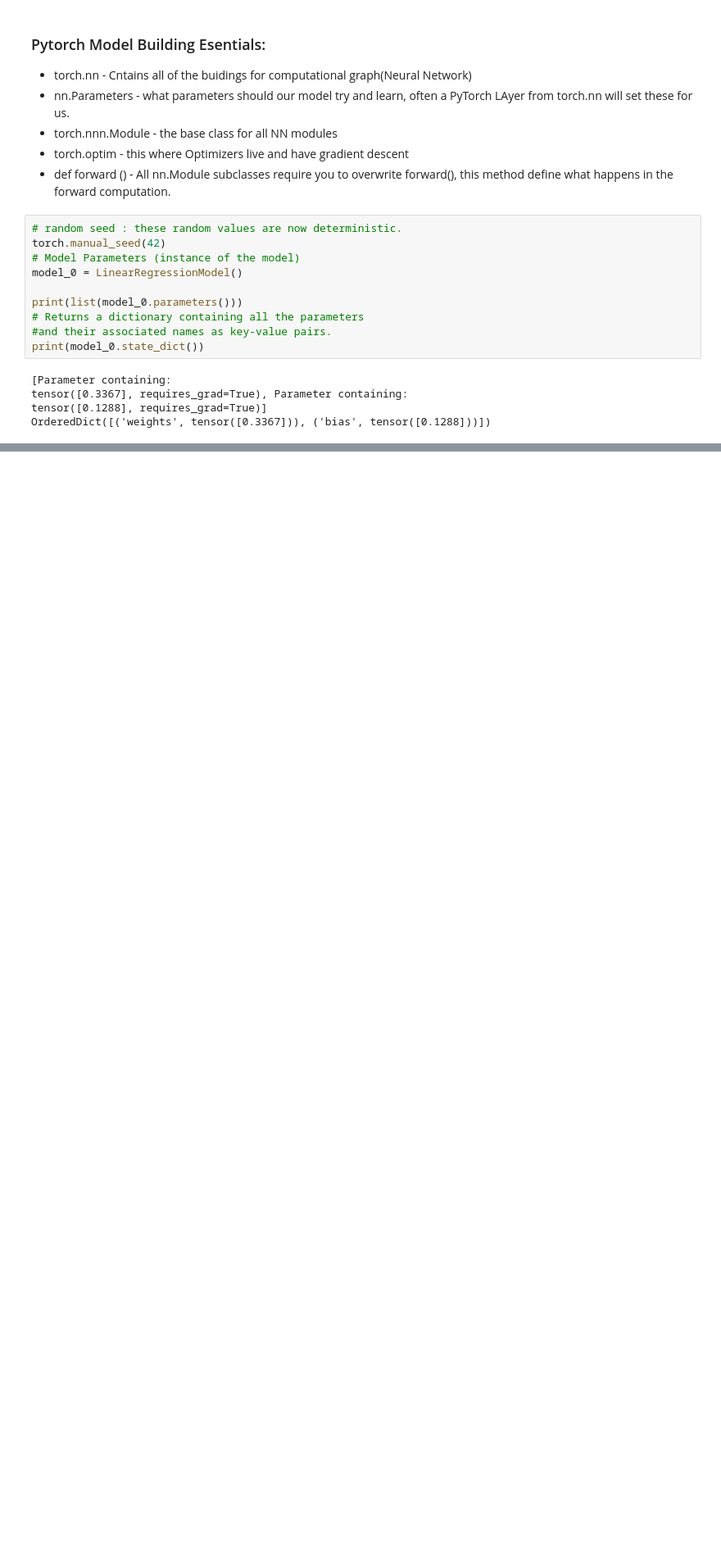
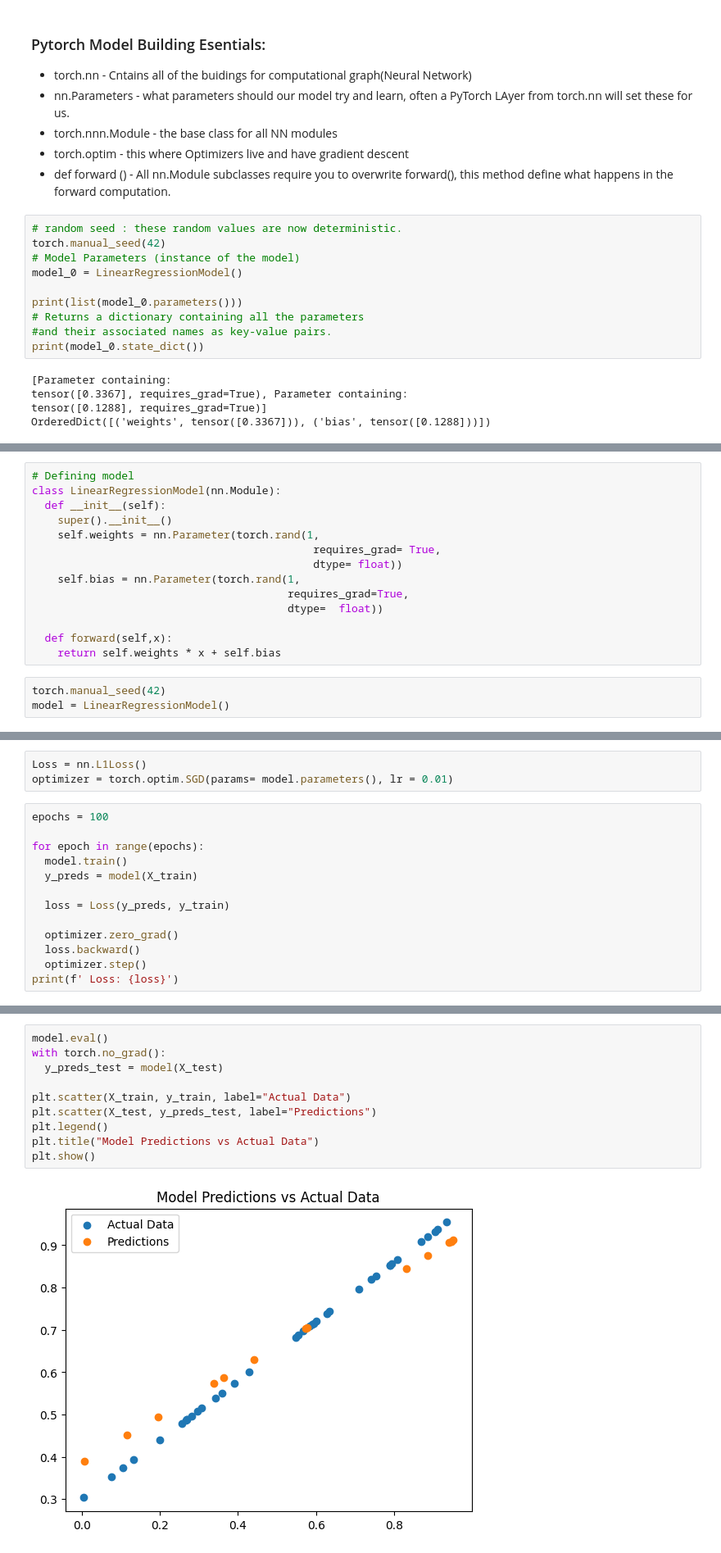
Before and after one commit to Alokiitdh/PyTorch, a Jupyter notebook: 01PyTorch_Workflow.ipynb, the cells around one changed output, grey strips where cells are left out. Shown at 82% size. Cells and saved outputs as stored; diff of their text form; blank space fills up the shorter version.

```diff
--- a/01PyTorch_Workflow.ipynb
+++ b/01PyTorch_Workflow.ipynb
@@ -193,0 +350,17 @@ OrderedDict([('weights', tensor([0.3367])), ('bias', tensor([0.1288]))])
+# %%
+# Defining model
+class LinearRegressionModel(nn.Module):
+  def __init__(self):
+    super().__init__()
+    self.weights = nn.Parameter(torch.rand(1,
+                                            requires_grad= True,
+                                            dtype= float))
+    self.bias = nn.Parameter(torch.rand(1,
+                                        requires_grad=True,
+                                        dtype=  float))
+
+  def forward(self,x):
+    return self.weights * x + self.bias
+# %%
+torch.manual_seed(42)
+model = LinearRegressionModel()
@@ -193,0 +372,16 @@ OrderedDict([('weights', tensor([0.3367])), ('bias', tensor([0.1288]))])
+# %%
+Loss = nn.L1Loss()
+optimizer = torch.optim.SGD(params= model.parameters(), lr = 0.01)
+# %%
+epochs = 100
+
+for epoch in range(epochs):
+  model.train()
+  y_preds = model(X_train)
+
+  loss = Loss(y_preds, y_train)
+
+  optimizer.zero_grad()
+  loss.backward()
+  optimizer.step()
+print(f' Loss: {loss}')
@@ -193,0 +394,12 @@ OrderedDict([('weights', tensor([0.3367])), ('bias', tensor([0.1288]))])
+# %%
+model.eval()
+with torch.no_grad():
+  y_preds_test = model(X_test)
+
+plt.scatter(X_train, y_train, label="Actual Data")
+plt.scatter(X_test, y_preds_test, label="Predictions")
+plt.legend()
+plt.title("Model Predictions vs Actual Data")
+plt.show()
+# %% [output]
+[figure, added]
```
Also changed, not shown: parts of 19 cells of this notebook.
